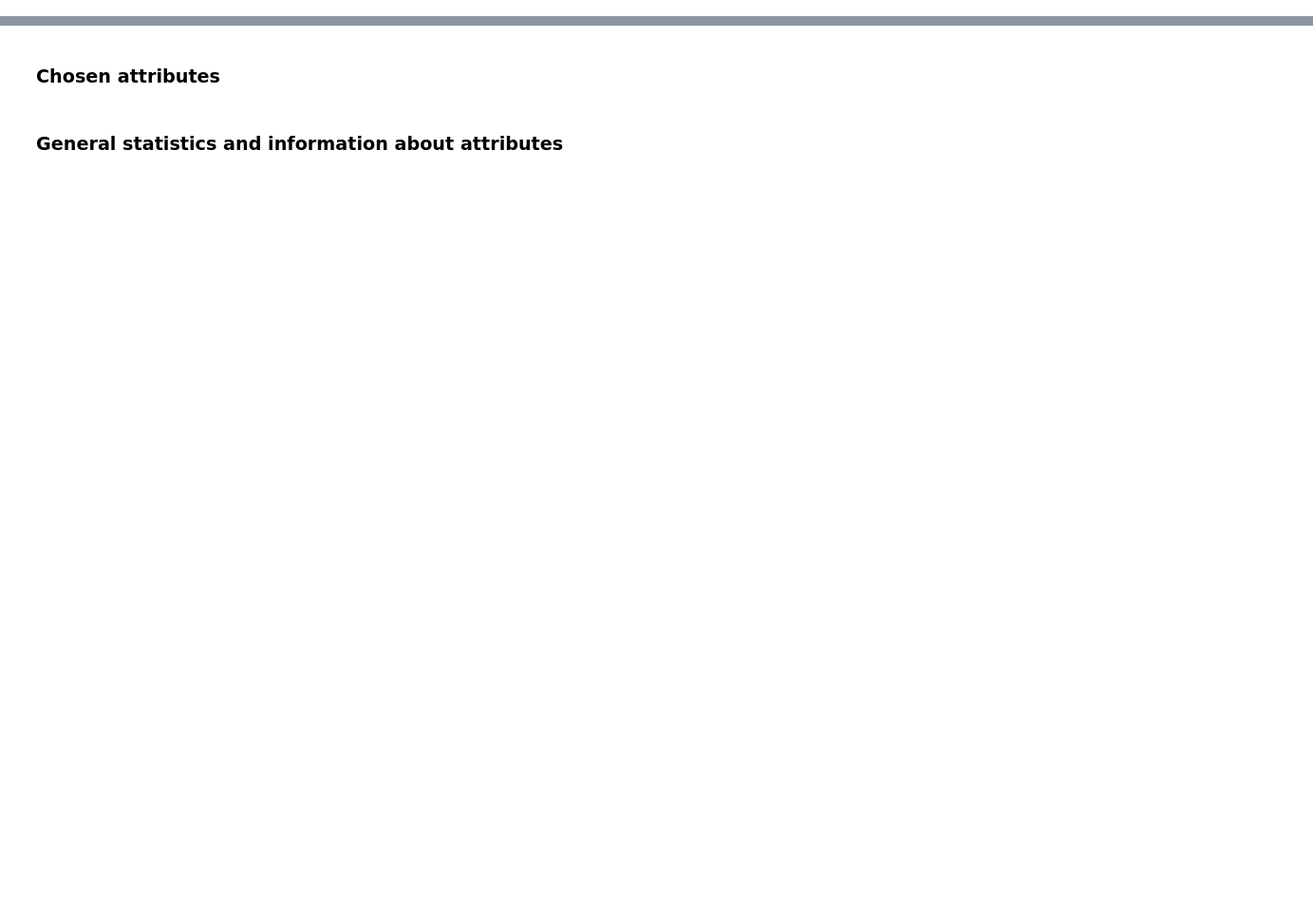
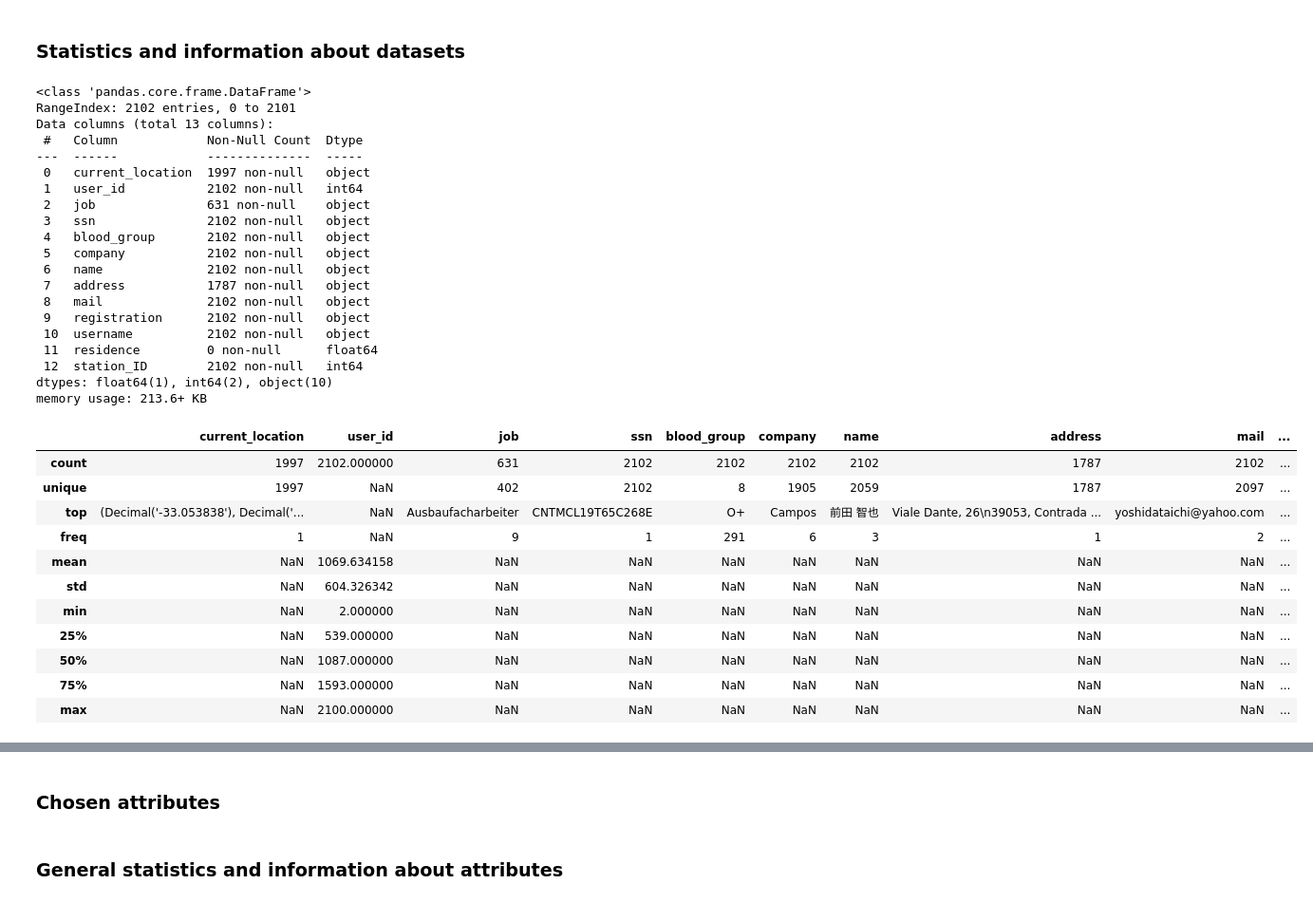
Before and after one commit to Yuraj1/iau_projects, a Jupyter notebook: FAZA_1.ipynb, the cells around one changed output, grey strips where cells are left out. Shown at 95% size. Saved outputs shown, nothing was run; the diff lists cells and outputs as text; code cells hidden in the pictures; blank space fills up the shorter version.

```diff
--- a/FAZA_1.ipynb
+++ b/FAZA_1.ipynb
@@ -50,0 +45,38 @@ print("observation columns:", observation.columns.tolist())
+# %% [markdown]
+### Statistics and information about datasets
+# %%
+patient.info()
+patient.describe(include='all')
+# %% [output]
+<class 'pandas.core.frame.DataFrame'>
+RangeIndex: 2102 entries, 0 to 2101
+Data columns (total 13 columns):
+ #   Column            Non-Null Count  Dtype
+---  ------            --------------  -----
+ 0   current_location  1997 non-null   object
+ 1   user_id           2102 non-null   int64
+ 2   job               631 non-null    object
+ 3   ssn               2102 non-null   object
+ 4   blood_group       2102 non-null   object
+ 5   company           2102 non-null   object
+ 6   name              2102 non-null   object
+ 7   address           1787 non-null   object
+ 8   mail              2102 non-null   object
+ 9   registration      2102 non-null   object
+ 10  username          2102 non-null   object
+ 11  residence         0 non-null      float64
+ 12  station_ID        2102 non-null   int64
+dtypes: float64(1), int64(2), object(10)
+memory usage: 213.6+ KB
+|  | current_location | user_id | job | ssn | blood_group | company | name | address | mail | ... |
+| count | 1997 | 2102.000000 | 631 | 2102 | 2102 | 2102 | 2102 | 1787 | 2102 | ... |
+| unique | 1997 | NaN | 402 | 2102 | 8 | 1905 | 2059 | 1787 | 2097 | ... |
+| top | (Decimal('-33.053838'), Decimal('... | NaN | Ausbaufacharbeiter | CNTMCL19T65C268E | O+ | Campos | 前田 智也 | Viale Dante, 26\n39053, Contrada ... | yoshidataichi@yahoo.com | ... |
+| freq | 1 | NaN | 9 | 1 | 291 | 6 | 3 | 1 | 2 | ... |
+| mean | NaN | 1069.634158 | NaN | NaN | NaN | NaN | NaN | NaN | NaN | ... |
+| std | NaN | 604.326342 | NaN | NaN | NaN | NaN | NaN | NaN | NaN | ... |
+| min | NaN | 2.000000 | NaN | NaN | NaN | NaN | NaN | NaN | NaN | ... |
+| 25% | NaN | 539.000000 | NaN | NaN | NaN | NaN | NaN | NaN | NaN | ... |
+| 50% | NaN | 1087.000000 | NaN | NaN | NaN | NaN | NaN | NaN | NaN | ... |
+| 75% | NaN | 1593.000000 | NaN | NaN | NaN | NaN | NaN | NaN | NaN | ... |
+| max | NaN | 2100.000000 | NaN | NaN | NaN | NaN | NaN | NaN | NaN | ... |
```
Also changed, not shown: parts of 101 cells of this notebook.
